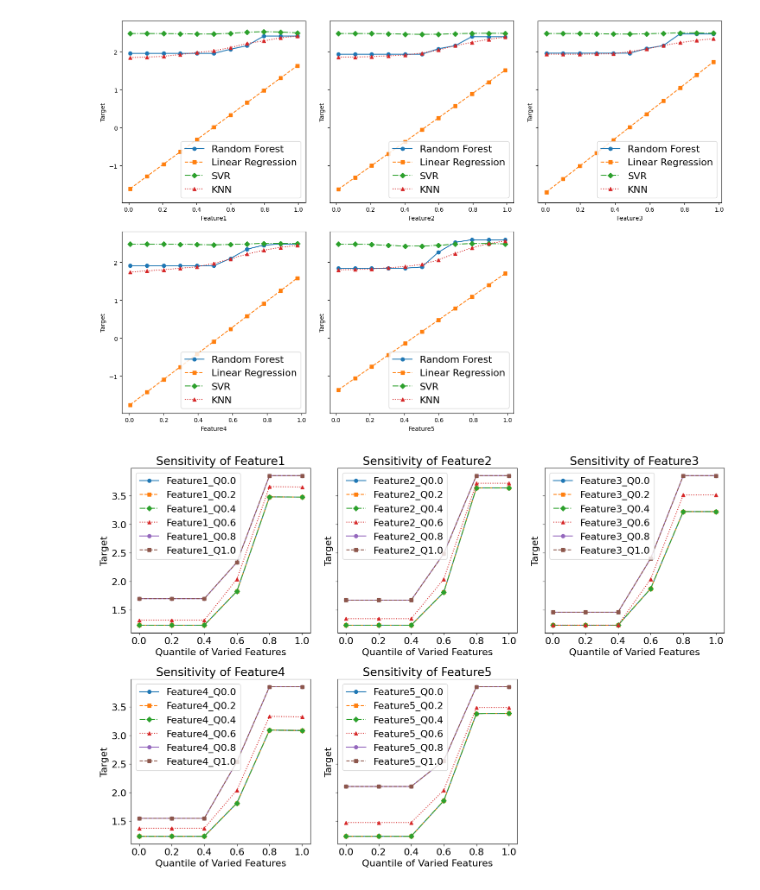
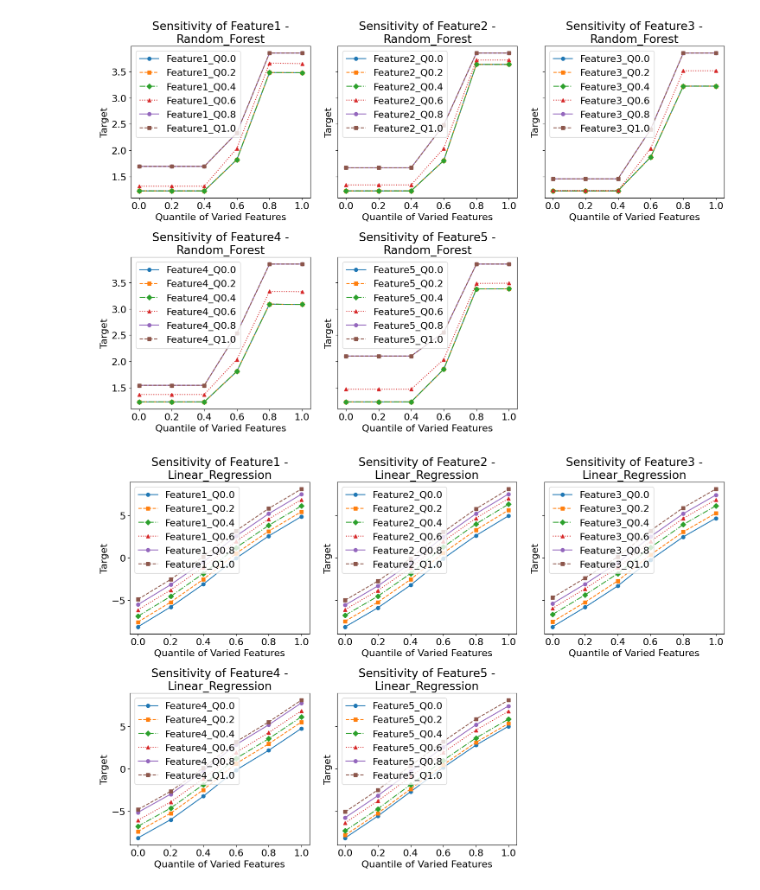
Before and after one commit to RoddWill/Parametric-Studies-Sensitivity-XAI, a Jupyter notebook: PS-PSA_Example_01.ipynb, the cells around one changed output. Drawn from its saved outputs; the diff is of its cells as text; code cells hidden in the pictures.

```diff
--- a/PS-PSA_Example_01.ipynb
+++ b/PS-PSA_Example_01.ipynb
@@ -1,50 +1,41 @@
 # %%
 import numpy as np
 import pandas as pd
 import matplotlib.pyplot as plt
 from sklearn.preprocessing import StandardScaler
 from math import ceil, sqrt
 from sklearn.ensemble import RandomForestRegressor
 from sklearn.linear_model import LinearRegression
 from sklearn.svm import SVR
 from sklearn.neighbors import KNeighborsRegressor
 from SensitivityAnalysis import SensitivityAnalysis
 
 
 
 # Example usage
 if __name__ == "__main__":
-    # Generate synthetic dataset
     np.random.seed(42)
     data = pd.DataFrame(np.random.rand(100, 5), columns=["Feature1", "Feature2", "Feature3", "Feature4", "Feature5"])
     target = data.sum(axis=1) + np.random.normal(0, 0.1, 100)
 
-    # Train example models
-    rf_model = RandomForestRegressor()
-    lr_model = LinearRegression()
-    svr_model = SVR()
-    knn_model = KNeighborsRegressor()
+    from sklearn.ensemble import RandomForestRegressor
+    from sklearn.linear_model import LinearRegression
+    from sklearn.svm import SVR
+    from sklearn.neighbors import KNeighborsRegressor
 
-    rf_model.fit(data, target)
-    lr_model.fit(data, target)
-    svr_model.fit(data, target)
-    knn_model.fit(data, target)
+    models = {
+        "Random_Forest": RandomForestRegressor(),
+        "Linear_Regression": LinearRegression(),
+        "SVR": SVR(),
+        "KNN": KNeighborsRegressor()
+    }
 
-    # Initialize and run sensitivity analysis
-    models = {"Random Forest": rf_model, "Linear Regression": lr_model, "SVR": svr_model, "KNN": knn_model}
+    for model_name, model in models.items():
+        model.fit(data, target)
+        sa = SensitivityAnalysis(model=model, model_name=model_name, data=data, feature_names=data.columns)
+        sa.parametric_sensitivity()
 
-    sa = SensitivityAnalysis(model=rf_model, data=data, feature_names=data.columns)
     sa.parametric_study(models)
-    sa.parametric_sensitivity()
-
-    sa2 = SensitivityAnalysis(model=lr_model, data=data, feature_names=data.columns)
-    sa2.parametric_sensitivity()
-
-    sa3 = SensitivityAnalysis(model=svr_model, data=data, feature_names=data.columns)
-    sa3.parametric_sensitivity()
-
-    sa4 = SensitivityAnalysis(model=knn_model, data=data, feature_names=data.columns)
-    sa4.parametric_sensitivity()
 # %% [output]
-[figure, old version]
+[figure, new version]
-[figure, old version]
+[figure, new version]
```
Also changed, not shown: parts of 1 cell of this notebook, 3 other files.
